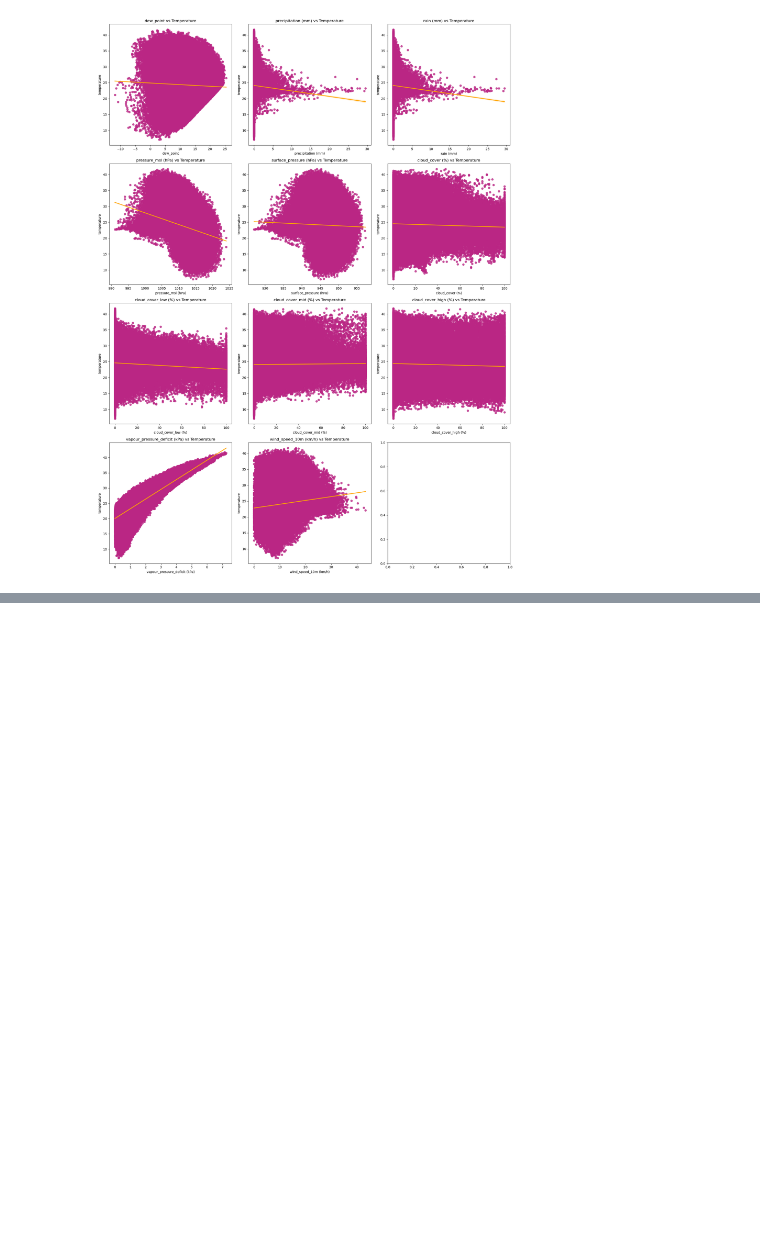
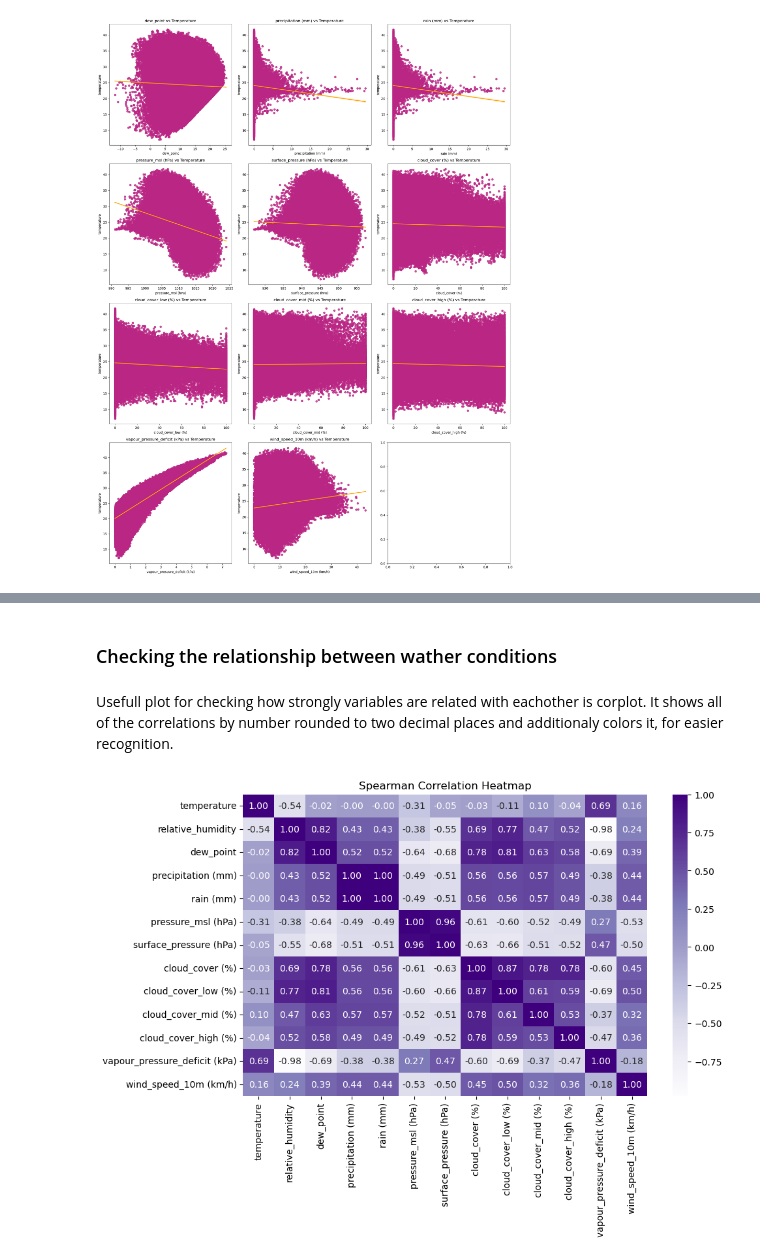
Before and after one commit to OlgaSieradzan/Weather-Prediction-Notebook, a Jupyter notebook: Notebook.ipynb, the cells around one changed output, grey strips where cells are left out. Saved outputs shown, nothing was run; the diff lists cells and outputs as text; code cells hidden in the pictures; blank space fills up the shorter version.

```diff
--- a/Notebook.ipynb
+++ b/Notebook.ipynb
@@ -184,0 +247,13 @@ raw_data.corr()['temperature'].sort_values(ascending=False).to_frame()
+# %% [markdown]
+### Checking the relationship between wather conditions
+# %% [markdown]
+Usefull plot for checking how strongly variables are related with eachother is corplot. It shows all of the correlations by number rounded to two decimal places and additionaly colors it, for easier recognition.
+# %%
+corr = raw_data.corr()
+
+plt.figure(figsize=(10, 6))
+sns.heatmap(raw_data.corr(method='spearman'), annot=True, cmap='Purples', fmt=".2f")
+plt.title("Spearman Correlation Heatmap")
+plt.show()
+# %% [output]
+[figure, added]
```
Also changed, not shown: parts of 31 cells of this notebook.
